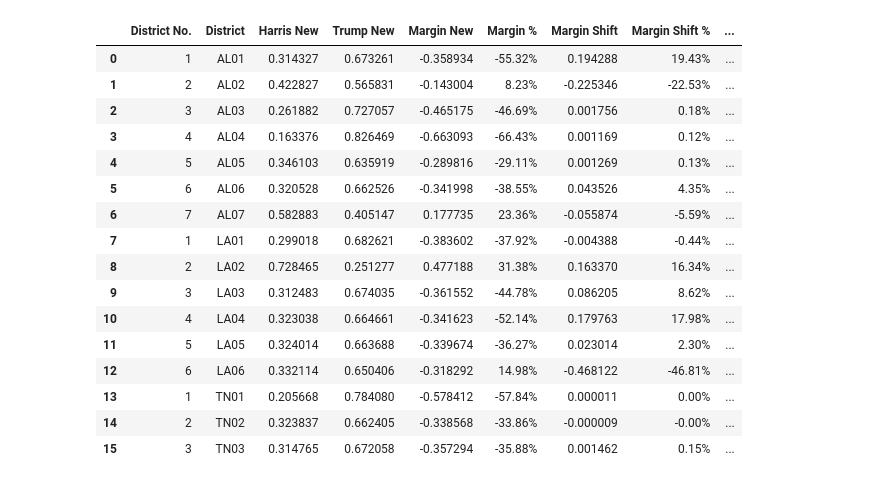
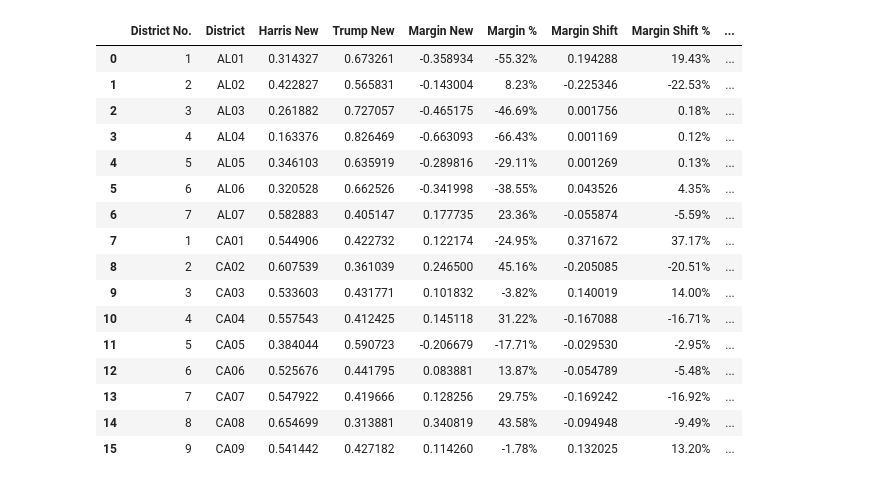
Before and after one commit to rgao/redistricting_tracker, a Jupyter notebook: etl_clean.ipynb, the cells around one changed output. Drawn from its saved outputs; the diff is of its cells as text; code cells hidden in the pictures.

```diff
--- a/etl_clean.ipynb
+++ b/etl_clean.ipynb
@@ -6,8 +6,15 @@ import geopandas as gpd
 
 file_inputs = [
     {"path": "data/alabama2026.geojson", "postal": "AL"},
+    {"path": "data/california2026.geojson", "postal": "CA"},
+    {"path": "data/florida2026.geojson", "postal": "FL"},
     {"path": "data/louisiana2026.geojson", "postal": "LA"},
-    {"path": "data/tennessee2026.geojson", "postal": "TN"}
+    {"path": "data/missouri2026.geojson", "postal": "MO"},
+    {"path": "data/northcarolina2026.geojson", "postal": "NC"},
+    {"path": "data/ohio2026.geojson", "postal": "OH"},
+    {"path": "data/tennessee2026.geojson", "postal": "TN"},
+    {"path": "data/texas2026.geojson", "postal": "TX"},
+    {"path": "data/utah2026.geojson", "postal": "UT"},
 ]
 
 # Standard target CRS (EPSG:4326 is standard for GeoJSON)
@@ -109,31 +116,37 @@ gdf_clean.head()
 # %%
 # Column to indicate districts targeted by redistricting
 gdf_clean['Targeted'] = (gdf_clean['Margin New'] * gdf_clean['Margin 24']) < 0
+
+# Manually set targeted districts not covered by the above process
+targeted_districts = ['NC01', 'OH09', 'TX28', 'TX34']
+for district in targeted_districts:
+    row_index = gdf_clean[gdf_clean['District'] == district].index
+    gdf_clean.loc[row_index, 'Targeted'] = True
 
 # Reorder the columns
 reordered_columns = ['District No.', 'District', 'Harris New', 'Trump New', 'Margin New', 'Margin %',
                     'Margin Shift', 'Margin Shift %', 'Partisan Index',
                     'Harris 24', 'Trump 24', 'Margin 24', 'Margin New %', 'Targeted', 'geometry']
 
 gdf_clean = gdf_clean[reordered_columns]
 
-gdf_clean.to_file("data/tennebama.geojson", driver='GeoJSON')
+gdf_clean.to_file("data/map2026.geojson", driver='GeoJSON')
 gdf_clean.head(16)
 # %% [output]
 |  | District No. | District | Harris New | Trump New | Margin New | Margin % | Margin Shift | Margin Shift % | ... |
 | 0 | 1 | AL01 | 0.314327 | 0.673261 | -0.358934 | -55.32% | 0.194288 | 19.43% | ... |
 | 1 | 2 | AL02 | 0.422827 | 0.565831 | -0.143004 | 8.23% | -0.225346 | -22.53% | ... |
 | 2 | 3 | AL03 | 0.261882 | 0.727057 | -0.465175 | -46.69% | 0.001756 | 0.18% | ... |
 | 3 | 4 | AL04 | 0.163376 | 0.826469 | -0.663093 | -66.43% | 0.001169 | 0.12% | ... |
 | 4 | 5 | AL05 | 0.346103 | 0.635919 | -0.289816 | -29.11% | 0.001269 | 0.13% | ... |
 | 5 | 6 | AL06 | 0.320528 | 0.662526 | -0.341998 | -38.55% | 0.043526 | 4.35% | ... |
 | 6 | 7 | AL07 | 0.582883 | 0.405147 | 0.177735 | 23.36% | -0.055874 | -5.59% | ... |
-| 7 | 1 | LA01 | 0.299018 | 0.682621 | -0.383602 | -37.92% | -0.004388 | -0.44% | ... |
-| 8 | 2 | LA02 | 0.728465 | 0.251277 | 0.477188 | 31.38% | 0.163370 | 16.34% | ... |
-| 9 | 3 | LA03 | 0.312483 | 0.674035 | -0.361552 | -44.78% | 0.086205 | 8.62% | ... |
-| 10 | 4 | LA04 | 0.323038 | 0.664661 | -0.341623 | -52.14% | 0.179763 | 17.98% | ... |
-| 11 | 5 | LA05 | 0.324014 | 0.663688 | -0.339674 | -36.27% | 0.023014 | 2.30% | ... |
-| 12 | 6 | LA06 | 0.332114 | 0.650406 | -0.318292 | 14.98% | -0.468122 | -46.81% | ... |
-| 13 | 1 | TN01 | 0.205668 | 0.784080 | -0.578412 | -57.84% | 0.000011 | 0.00% | ... |
-| 14 | 2 | TN02 | 0.323837 | 0.662405 | -0.338568 | -33.86% | -0.000009 | -0.00% | ... |
-| 15 | 3 | TN03 | 0.314765 | 0.672058 | -0.357294 | -35.88% | 0.001462 | 0.15% | ... |
+| 7 | 1 | CA01 | 0.544906 | 0.422732 | 0.122174 | -24.95% | 0.371672 | 37.17% | ... |
+| 8 | 2 | CA02 | 0.607539 | 0.361039 | 0.246500 | 45.16% | -0.205085 | -20.51% | ... |
+| 9 | 3 | CA03 | 0.533603 | 0.431771 | 0.101832 | -3.82% | 0.140019 | 14.00% | ... |
+| 10 | 4 | CA04 | 0.557543 | 0.412425 | 0.145118 | 31.22% | -0.167088 | -16.71% | ... |
+| 11 | 5 | CA05 | 0.384044 | 0.590723 | -0.206679 | -17.71% | -0.029530 | -2.95% | ... |
+| 12 | 6 | CA06 | 0.525676 | 0.441795 | 0.083881 | 13.87% | -0.054789 | -5.48% | ... |
+| 13 | 7 | CA07 | 0.547922 | 0.419666 | 0.128256 | 29.75% | -0.169242 | -16.92% | ... |
+| 14 | 8 | CA08 | 0.654699 | 0.313881 | 0.340819 | 43.58% | -0.094948 | -9.49% | ... |
+| 15 | 9 | CA09 | 0.541442 | 0.427182 | 0.114260 | -1.78% | 0.132025 | 13.20% | ... |
```
Also changed, not shown: parts of 3 cells of this notebook, 2 other files.
